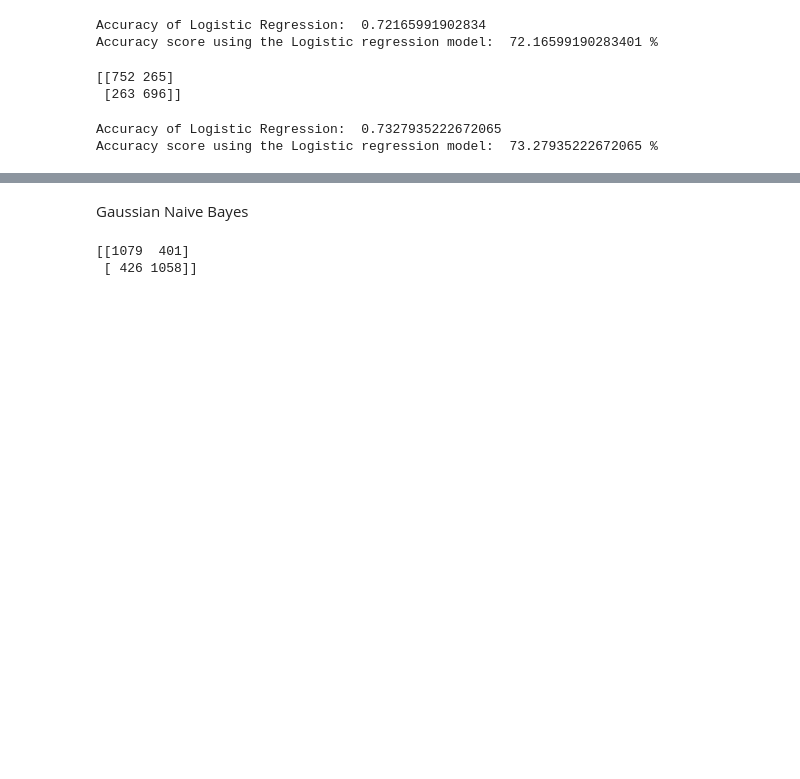
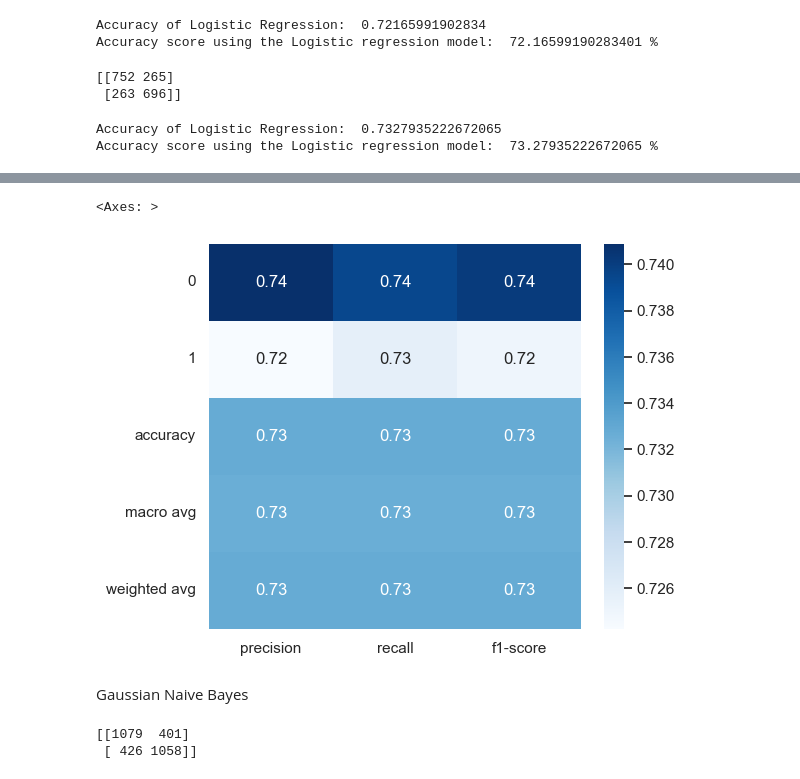
Before and after one commit to nascent14/League-of-Legends-Diamond-Ranked-Games-Prediction, a Jupyter notebook: league.ipynb, the cells around one changed output, grey strips where cells are left out. Saved outputs shown, nothing was run; the diff lists cells and outputs as text; code cells hidden in the pictures; blank space fills up the shorter version.

Commit message:
added classification report to LRmodel

```diff
--- a/league.ipynb
+++ b/league.ipynb
@@ -253,0 +271,8 @@ Accuracy score using the Logistic regression model:  73.27935222672065 %
+# %%
+from sklearn.metrics import classification_report
+
+LRmodel = LogisticRegression()
+LRmodel_pred = LRmodel.fit(X_train, y_train).predict(X_test)
+
+target_names = ['Blue Loses', 'Blue Wins']
+print(classification_report(y_test, LRmodel_pred, target_names=target_names))
@@ -254,3 +288,10 @@ Accuracy score using the Logistic regression model:  73.27935222672065 %
+# %%
+clf_report=classification_report(y_test, LRmodel_pred, output_dict=True)
+plt.figure(figsize=(6, 5))
+sns.heatmap(pd.DataFrame(clf_report).iloc[:-1, :].T, annot=True,  cmap="Blues")
+# %% [output]
+<Axes: >
+[figure, added]
 # %% [markdown]
 Gaussian Naive Bayes
 # %%
```
Also changed, not shown: parts of 3 cells of this notebook.
